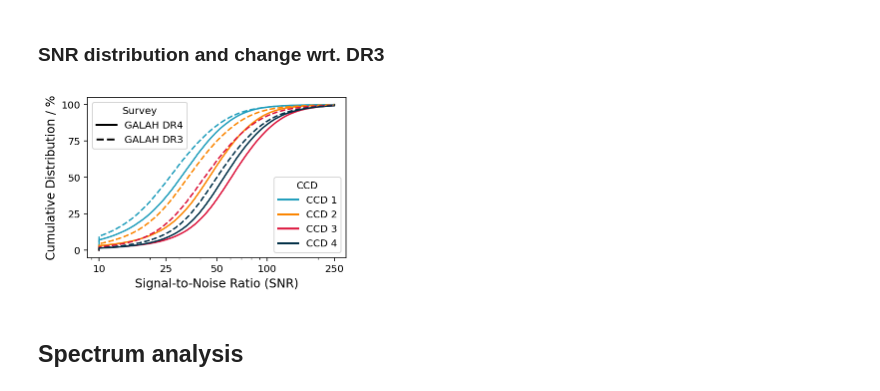
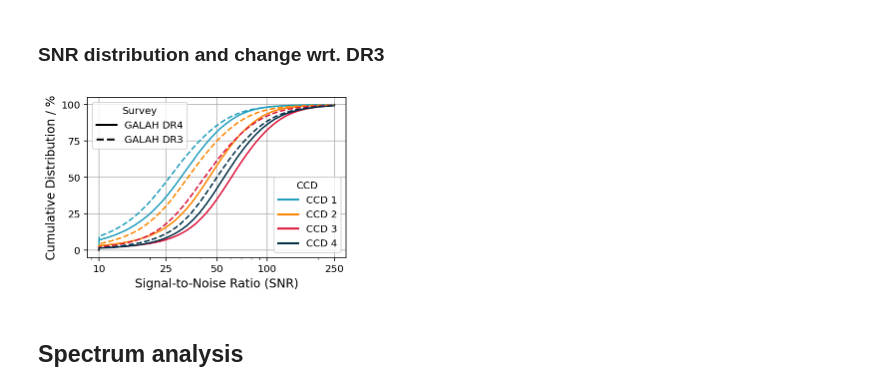
Before and after one commit to svenbuder/galah_dr4_paper, a Jupyter notebook: galah_dr4_paper_plots.ipynb, the cells around one changed output. Cells and saved outputs as stored; diff of their text form; code cells hidden in the pictures.

```diff
--- a/galah_dr4_paper_plots.ipynb
+++ b/galah_dr4_paper_plots.ipynb
@@ -291,34 +291,36 @@ plot_cdf(ax, galah_dr3_allstar['snr_c2_iraf'].clip(min=snr_min,max=snr_max), lab
 plot_cdf(ax, galah_dr3_allstar['snr_c3_iraf'].clip(min=snr_min,max=snr_max), label='CCD 3', color=colors[2], dashed=True)
 plot_cdf(ax, galah_dr3_allstar['snr_c4_iraf'].clip(min=snr_min,max=snr_max), label='CCD 4', color=colors[3], dashed=True)
 
 # Set x-axis to log scale and add custom ticks
 ax.set_xscale('log')
 ax.set_xticks([10, 25, 50, 100, 250])
 ax.set_yticks([0,0.25,0.5,0.75,1.0],[0,25,50,75,100])
 ax.set_ylabel('Cumulative Distribution / %', fontsize=12)
 ax.set_xlabel('Signal-to-Noise Ratio (SNR)', fontsize=12)
 
 ax.get_xaxis().set_major_formatter(plt.ScalarFormatter())
 
 # Second legend for the line styles (GALAH DR4 vs DR3)
 line_style_legend = [
     plt.Line2D([0], [0], color='k', lw=2, linestyle='-'),
     plt.Line2D([0], [0], color='k', lw=2, linestyle='--')
 ]
 ax.add_artist(ax.legend(line_style_legend, ['GALAH DR4', 'GALAH DR3'], title="Survey", loc='upper left'))
 
 # Create two legends
 # First legend for the colors (CCD 1-4)
 color_legend = [plt.Line2D([0], [0], color=colors[i], lw=2) for i in range(4)]
 ax.legend(color_legend, ['CCD 1', 'CCD 2', 'CCD 3', 'CCD 4'], title="CCD", loc='lower right')
 
+ax.grid(True)
+
 # Show plot with tight layout
 plt.tight_layout()
 plt.savefig('figures/snr_distribution.pdf',dpi=200,bbox_inches='tight')
 
 plt.show()
 # %% [output]
-[figure, old version]
+[figure, new version]
 # %% [markdown]
 ## Spectrum analysis
 # %%
```
Also changed, not shown: parts of 15 cells of this notebook, 6 other files.
